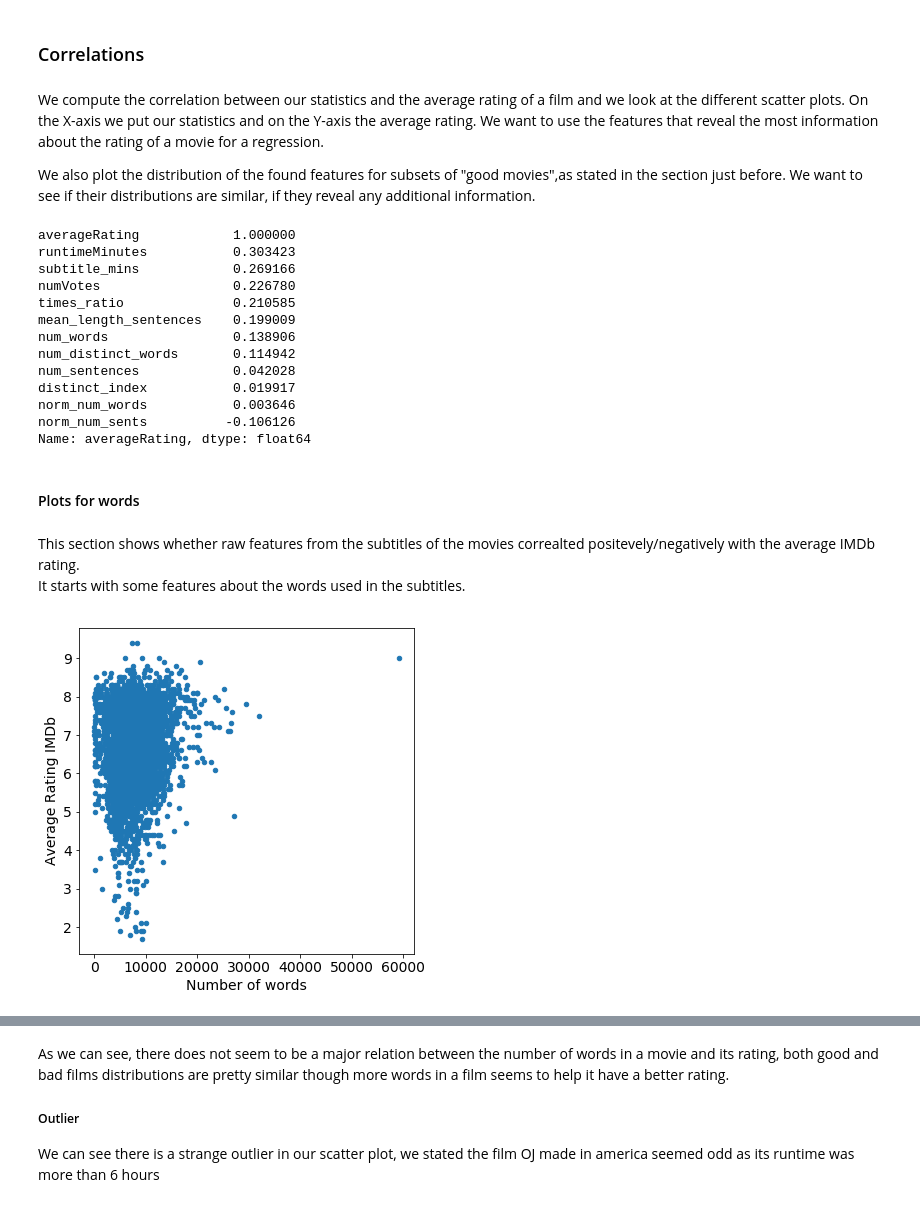
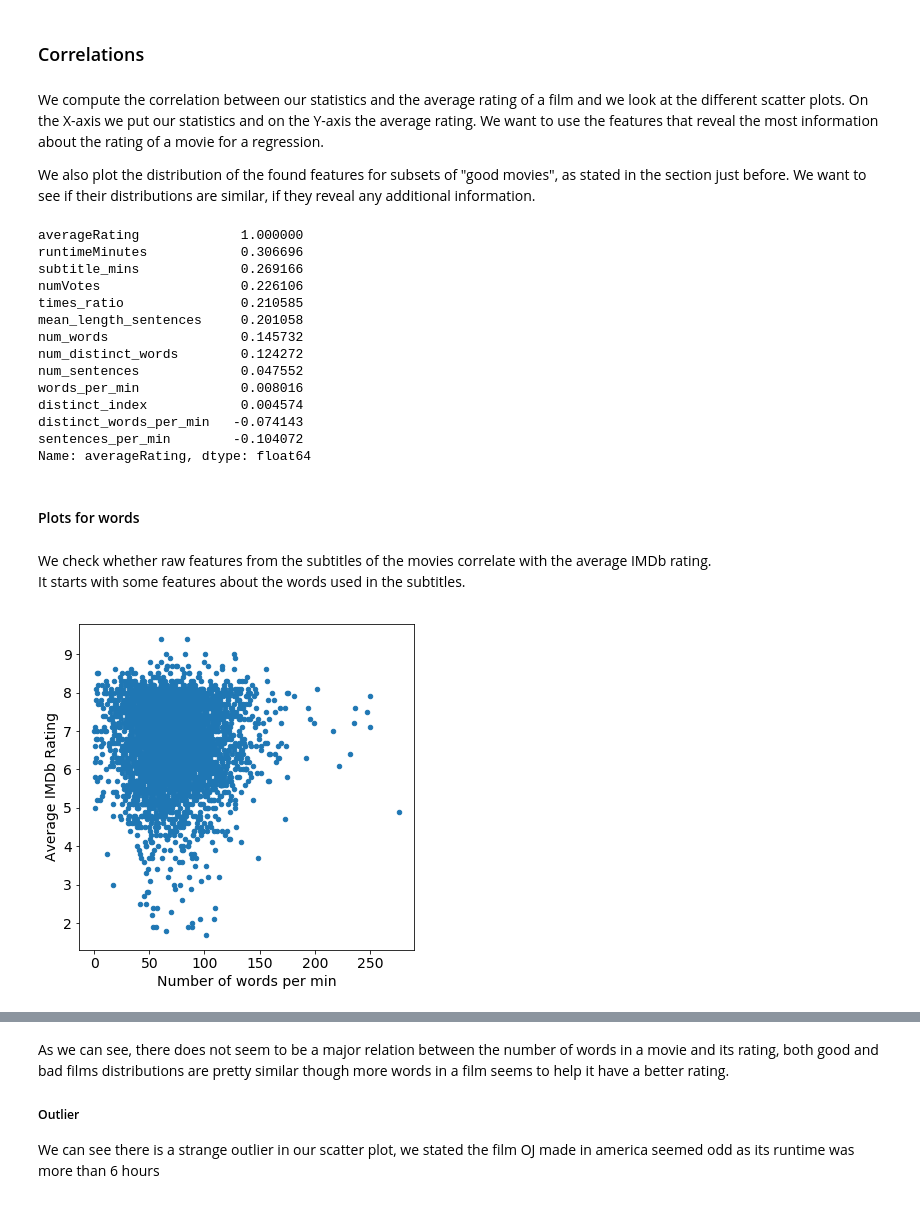
Before and after one commit to Xabitsuki/adamax, a Jupyter notebook: NotebookFinal.ipynb, the cells around one changed output, grey strips where cells are left out. Saved outputs shown, nothing was run; the diff lists cells and outputs as text; code cells hidden in the pictures.

Commit message:
WIP: Clean plots section

```diff
--- a/NotebookFinal.ipynb
+++ b/NotebookFinal.ipynb
@@ -553,11 +540,11 @@ df_words_ratings = df_words_stats.join(other=df_ratings,
                                        on='tconst',
                                        how='inner')
 # join with basics to get title:
-df_words_ratings = df_words_ratings.join(other=df_basics.select('tconst',
-                                                                'originalTitle',
-                                                                'titleType'),
-                                         on='tconst',
-                                         how='inner')
+# df_words_ratings = df_words_ratings.join(other=df_basics.select('tconst',
+#                                                                 'originalTitle',
+#                                                                 'titleType'),
+#                                          on='tconst',
+#                                          how='inner')
 # %%
 df_words_ratings_pd = df_words_ratings.toPandas()
 # %%
@@ -648,35 +630,37 @@ dtype: float64
 # %% [markdown]
 We compute the correlation between our statistics and the average rating of a film and we look at the different scatter plots. On the X-axis we put our statistics and on the Y-axis the average rating. We want to use the features that reveal the most information about the rating of a movie for a regression.
 
-We also plot the distribution of the found features for subsets of "good movies",as stated in the section just before. We want to see if their distributions are similar, if they reveal any additional information.
+We also plot the distribution of the found features for subsets of "good movies", as stated in the section just before. We want to see if their distributions are similar, if they reveal any additional information.
 # %%
 df_words_ratings_pd.corr()["averageRating"].sort_values(ascending=False)
 # %% [output]
-averageRating            1.000000
-runtimeMinutes           0.303423
-subtitle_mins            0.269166
-numVotes                 0.226780
-times_ratio              0.210585
-mean_length_sentences    0.199009
-num_words                0.138906
-num_distinct_words       0.114942
-num_sentences            0.042028
-distinct_index           0.019917
-norm_num_words           0.003646
-norm_num_sents          -0.106126
+averageRating             1.000000
+runtimeMinutes            0.306696
+subtitle_mins             0.269166
+numVotes                  0.226106
+times_ratio               0.210585
+mean_length_sentences     0.201058
+num_words                 0.145732
+num_distinct_words        0.124272
+num_sentences             0.047552
+words_per_min             0.008016
+distinct_index            0.004574
+distinct_words_per_min   -0.074143
+sentences_per_min        -0.104072
 Name: averageRating, dtype: float64
 # %% [markdown]
 #### Plots for words
 # %% [markdown]
-This section shows whether raw features from the subtitles of the movies correalted positevely/negatively with the average IMDb rating.
+We check whether raw features from the subtitles of the movies correlate with the average IMDb rating.
 It starts with some features about the words used in the subtitles.
 # %%
-ax = df_words_ratings_pd.plot.scatter("num_words", "averageRating",
+ax = df_words_ratings_pd.plot.scatter("words_per_min",
+                                      "averageRating",
                                       figsize=(6,6),
                                       fontsize=14);
-plt.xlabel('Number of words',fontsize=14);
-plt.ylabel('Average Rating IMDb',fontsize=14);
+plt.xlabel('Number of words per min',fontsize=14);
+plt.ylabel('Average IMDb Rating',fontsize=14);
 # %% [output]
-[figure, old version]
+[figure, new version]
 # %%
 plt.figure(figsize=(6,6))
```
Also changed, not shown: parts of 53 cells of this notebook.
